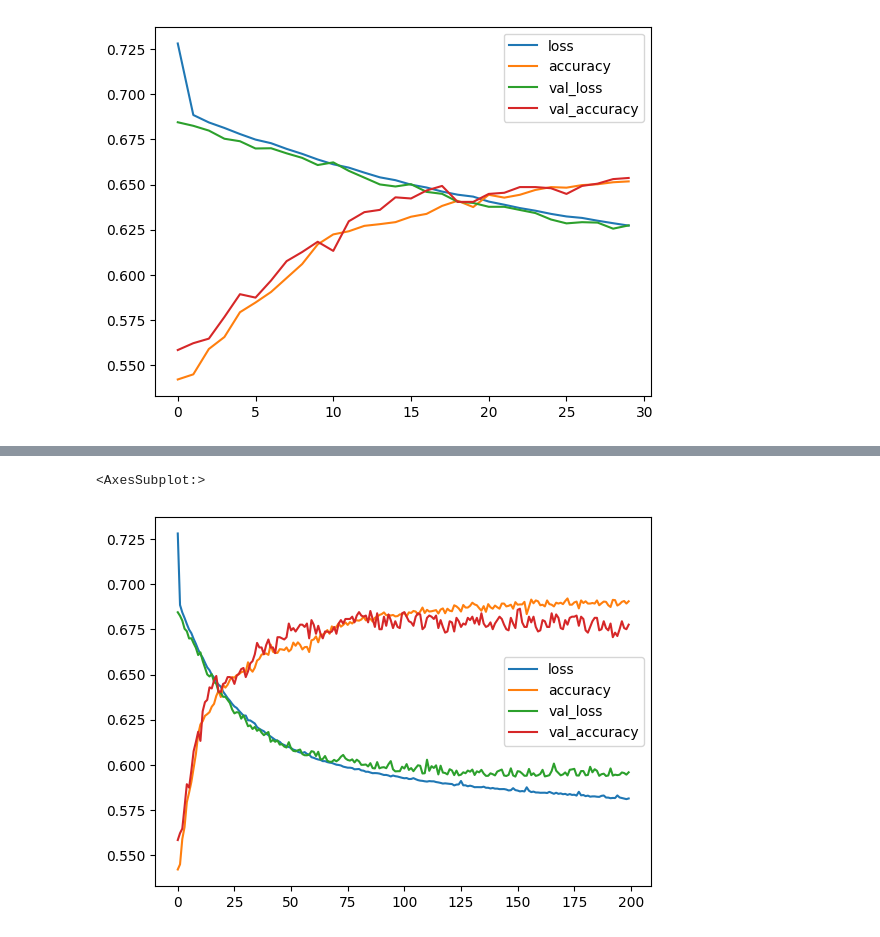
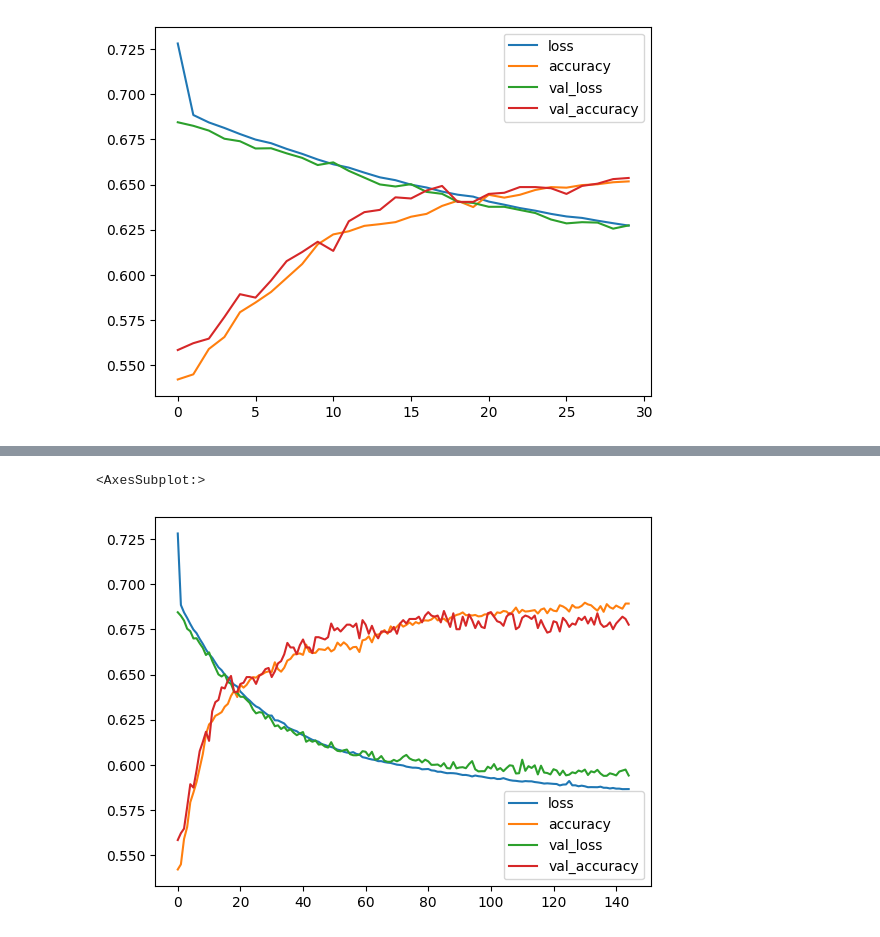
Before and after one commit to AlexGalich/banking_customer_promotion, a Jupyter notebook: Customer_classification.ipynb, the cells around one changed output, grey strips where cells are left out. Drawn from its saved outputs; the diff is of its cells as text; code cells hidden in the pictures.

```diff
--- a/Customer_classification.ipynb
+++ b/Customer_classification.ipynb
@@ -629,24 +608,24 @@ pd.DataFrame(history_4.history).plot()
 tf.random.set_seed(42)
 
 # Create the model
-model_4 = tf.keras.Sequential([
+model_5 = tf.keras.Sequential([
     tf.keras.layers.Dense(10,activation = 'relu'),
     tf.keras.layers.Dense(5,activation = 'relu'),
     tf.keras.layers.Dense(1, activation = 'sigmoid')
 ])
 
 #Compile the model
-model_4.compile(loss= tf.keras.losses.BinaryCrossentropy(),
+model_5.compile(loss= tf.keras.losses.BinaryCrossentropy(),
                 optimizer = tf.keras.optimizers.Adam(lr = 0.0001),
                 metrics = ['accuracy'])
 
 # Make ealry stopping callback
 
-ec = tf.keras.callbacks.EarlyStopping(monitor = 'val_loss', mode = 'min', verbose = 1, patience = 50 , min_delta=0.0005)
+ec = tf.keras.callbacks.EarlyStopping(monitor = 'val_loss', mode = 'min', verbose = 1, patience = 20 , min_delta=0.0005)
 
 
 # Fit the model
-history_4  = model_4.fit(X_train_scaled_new,
+history_5  = model_5.fit(X_train_scaled_new,
                         y_train_new,
                         epochs = 3000,
                         validation_data = (X_test_scaled_new, y_test_new),
@@ -673,5 +652,5 @@ Epoch 200: early stopping
 # %%
-pd.DataFrame(history_4.history).plot()
+pd.DataFrame(history_5.history).plot()
 # %% [output]
 <AxesSubplot:>
-[figure, old version]
+[figure, new version]
```
Also changed, not shown: parts of 66 cells of this notebook.
